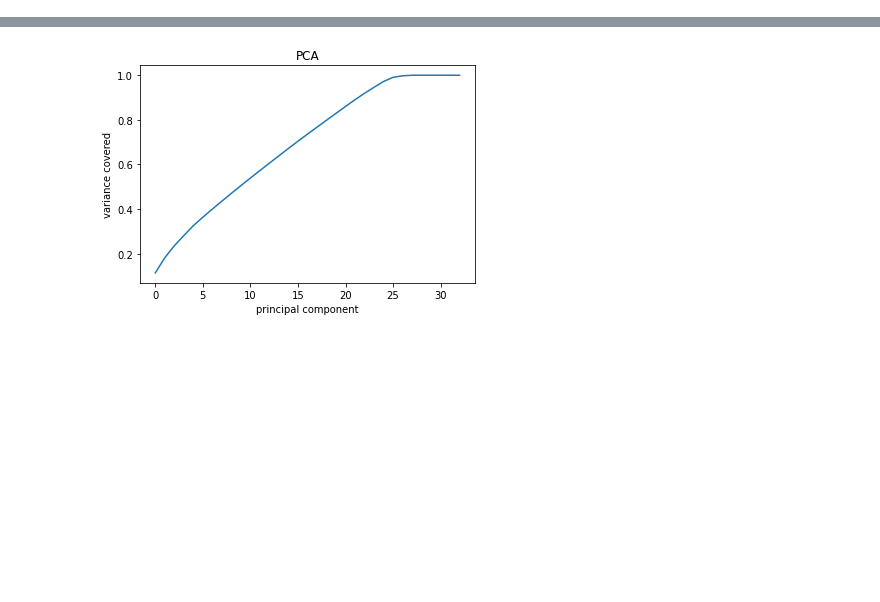
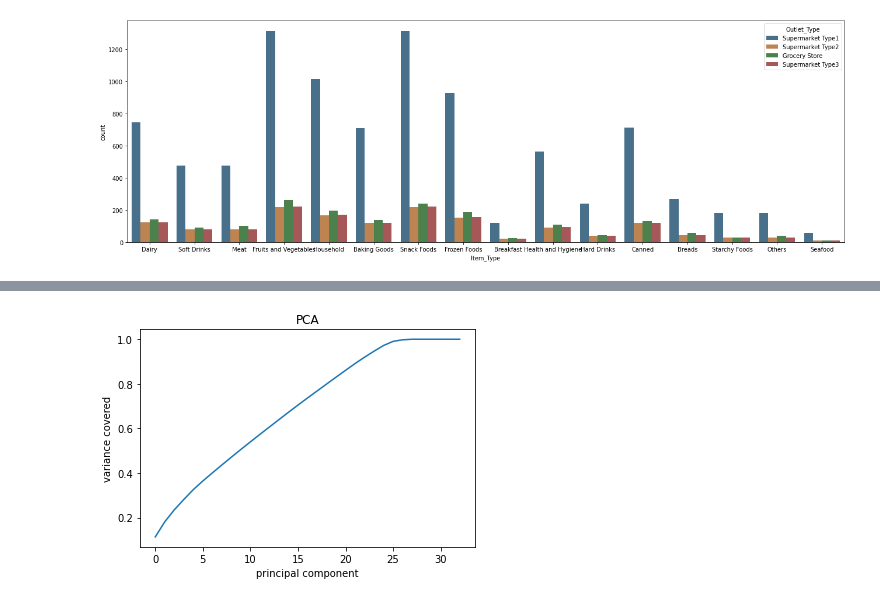
Before and after one commit to maaniaxs/Machine-Leaning-, a Jupyter notebook: PRACTICE_PROJECT/Big_Data_Mart_Sales_Project.ipynb, the cells around one changed output, grey strips where cells are left out. Cells and saved outputs as stored; diff of their text form; code cells hidden in the pictures; blank space fills up the shorter version.

```diff
--- a/PRACTICE_PROJECT/Big_Data_Mart_Sales_Project.ipynb
+++ b/PRACTICE_PROJECT/Big_Data_Mart_Sales_Project.ipynb
@@ -569,0 +187,4 @@ mean_squared_error 1115663.1970106424
+# %%
+# 'LF','low fat' convert these value into 'Low Fat' and 'reg' convert into 'Regular'
+
+df['Item_Fat_Content'].replace({'LF':'Low Fat','low fat':'Low Fat','reg':'Regular'}, inplace=True)
@@ -569,0 +220,10 @@ mean_squared_error 1115663.1970106424
+# %%
+# PLOTTING  COUNTPLOT OF 'ITEM-TYPE'
+plt.figure(figsize=(18,6))
+sns.countplot(df['Item_Type'], hue=df['Outlet_Type'],saturation=0.45)
+
+plt.tight_layout()
+# all item_type in Supermarket_Type1 are high selling compare to another 'Outlet_type'
+# 'seafood', 'breakfast_health' and 'starchy food'  sale very minimum
+# %% [output]
+[figure, added]
```
Also changed, not shown: parts of 213 cells of this notebook.
